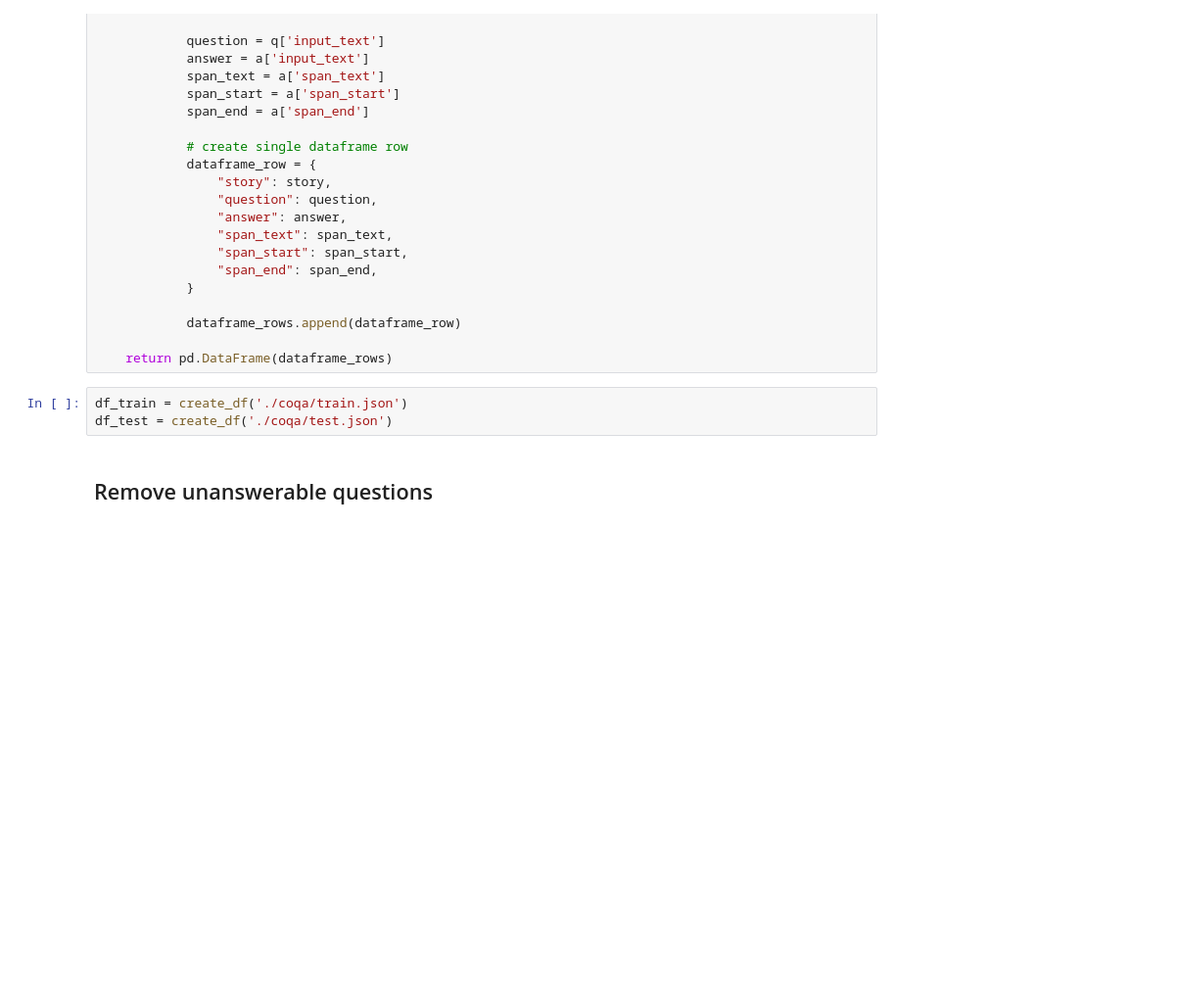
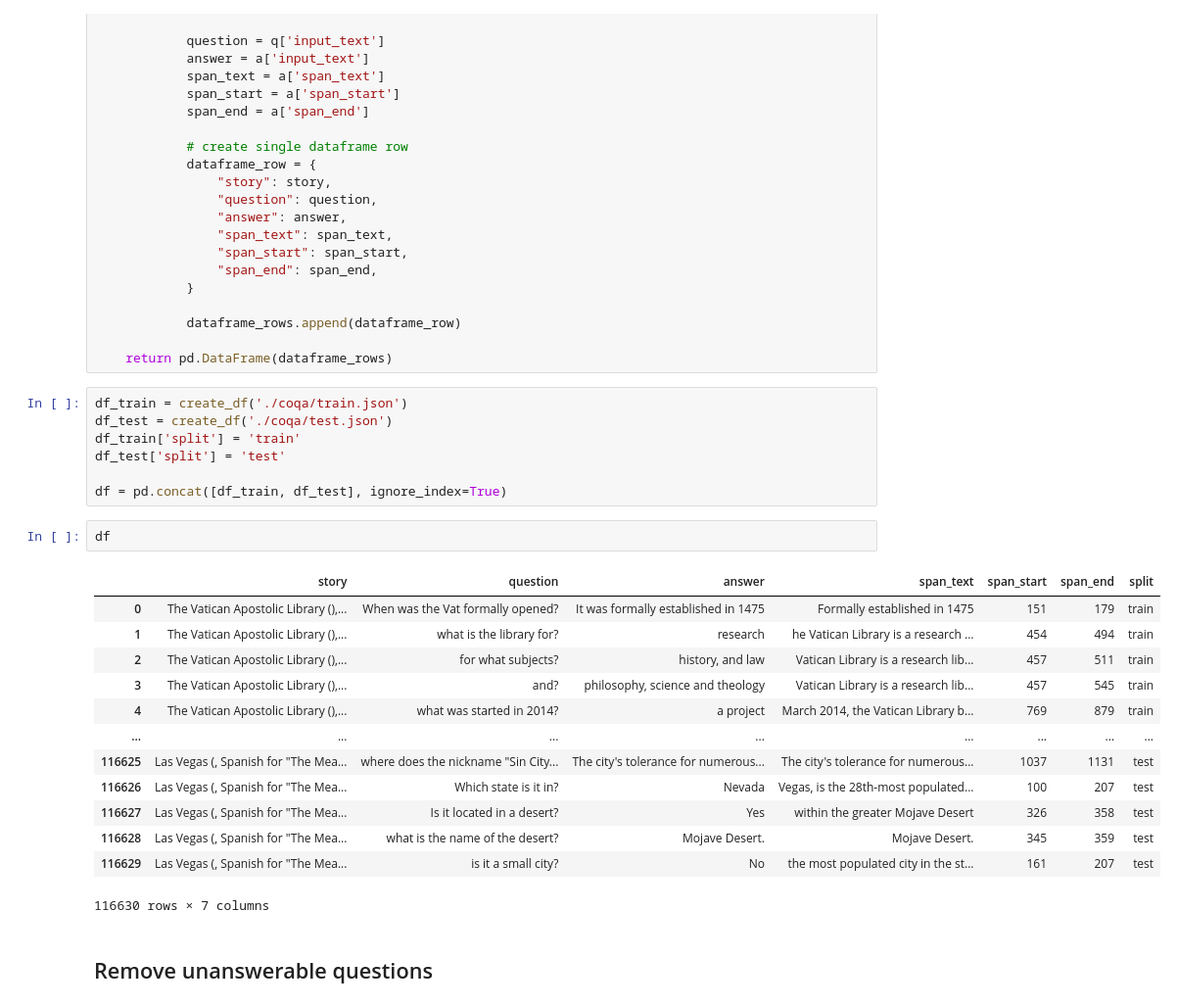
Before and after one commit to SamTheMar/Question_Answering_CoQA, a Jupyter notebook: QA_CoQA.ipynb, the cells around one changed output. Shown: that part at 98% size. Drawn from its saved outputs; the diff is of its cells as text; blank space fills up the shorter version.

```diff
--- a/QA_CoQA.ipynb
+++ b/QA_CoQA.ipynb
@@ -117,6 +117,26 @@ def create_df(url):
 # %%
 df_train = create_df('./coqa/train.json')
 df_test = create_df('./coqa/test.json')
+df_train['split'] = 'train'
+df_test['split'] = 'test'
+
+df = pd.concat([df_train, df_test], ignore_index=True)
+# %%
+df
+# %% [output]
+|  | story | question | answer | span_text | span_start | span_end | split |
+| 0 | The Vatican Apostolic Library (),... | When was the Vat formally opened? | It was formally established in 1475 | Formally established in 1475 | 151 | 179 | train |
+| 1 | The Vatican Apostolic Library (),... | what is the library for? | research | he Vatican Library is a research ... | 454 | 494 | train |
+| 2 | The Vatican Apostolic Library (),... | for what subjects? | history, and law | Vatican Library is a research lib... | 457 | 511 | train |
+| 3 | The Vatican Apostolic Library (),... | and? | philosophy, science and theology | Vatican Library is a research lib... | 457 | 545 | train |
+| 4 | The Vatican Apostolic Library (),... | what was started in 2014? | a project | March 2014, the Vatican Library b... | 769 | 879 | train |
+| ... | ... | ... | ... | ... | ... | ... | ... |
+| 116625 | Las Vegas (, Spanish for "The Mea... | where does the nickname "Sin City... | The city's tolerance for numerous... | The city's tolerance for numerous... | 1037 | 1131 | test |
+| 116626 | Las Vegas (, Spanish for "The Mea... | Which state is it in? | Nevada | Vegas, is the 28th-most populated... | 100 | 207 | test |
+| 116627 | Las Vegas (, Spanish for "The Mea... | Is it located in a desert? | Yes | within the greater Mojave Desert | 326 | 358 | test |
+| 116628 | Las Vegas (, Spanish for "The Mea... | what is the name of the desert? | Mojave Desert. | Mojave Desert. | 345 | 359 | test |
+| 116629 | Las Vegas (, Spanish for "The Mea... | is it a small city? | No | the most populated city in the st... | 161 | 207 | test |
+116630 rows × 7 columns
 # %% [markdown]
 ## Remove unanswerable questions
 # %%
```
Also changed, not shown: parts of 22 cells of this notebook.
